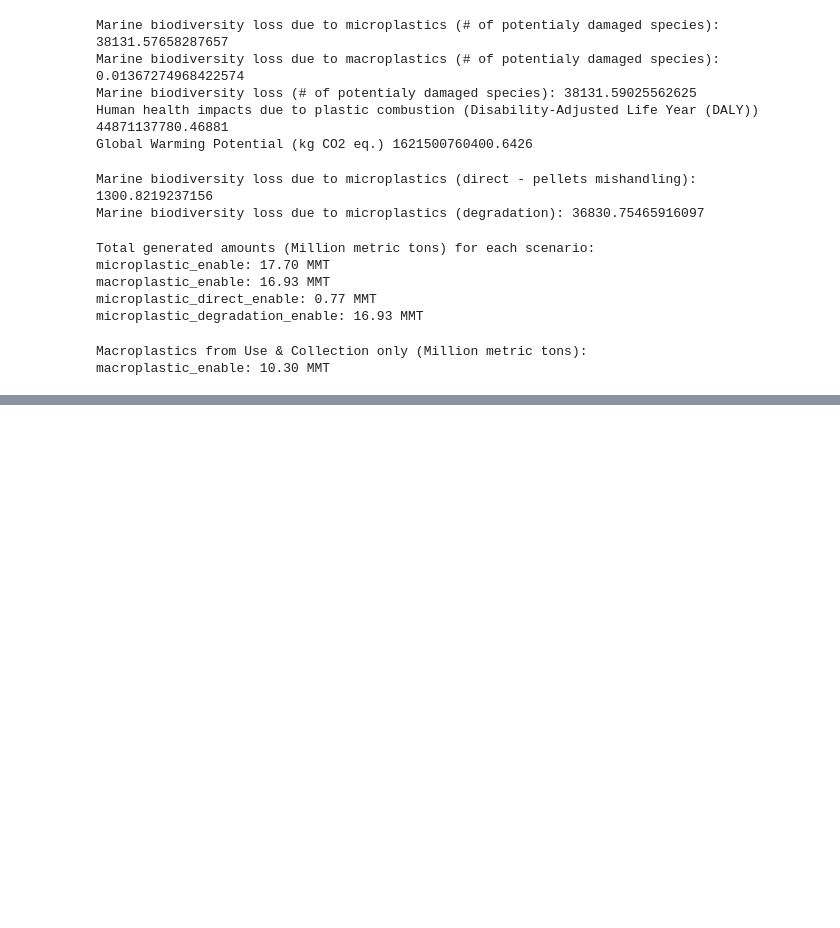
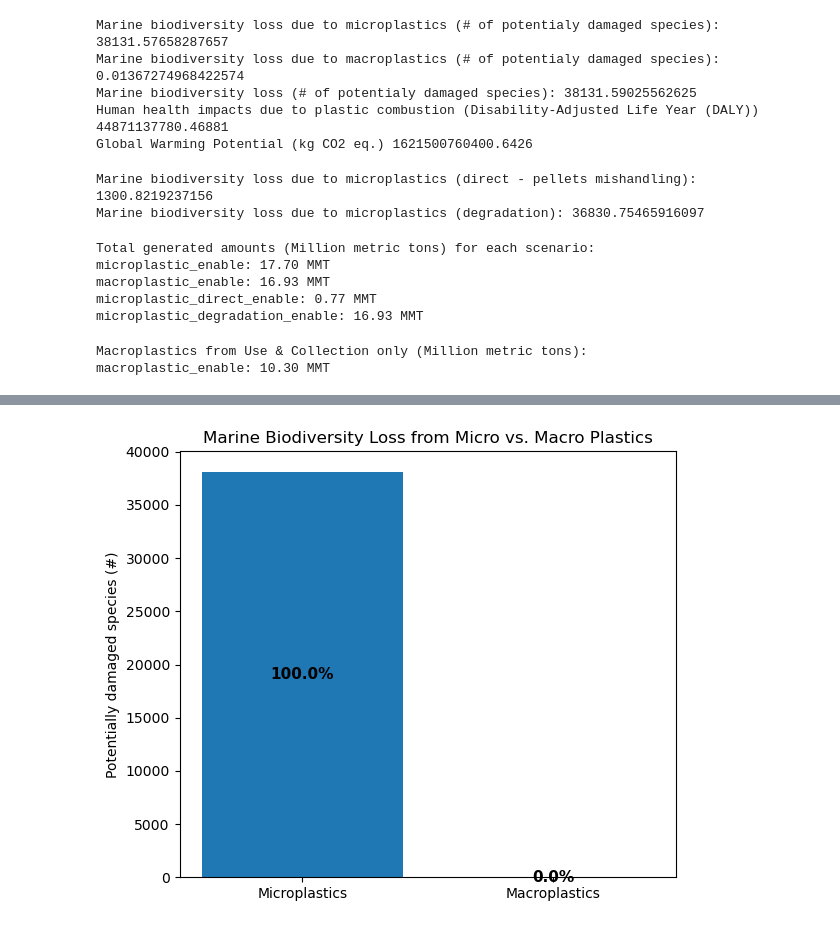
Before and after one commit to FarshidNazemi/packaging-roadmap, a Jupyter notebook: test.ipynb, the cells around one changed output, grey strips where cells are left out. Saved outputs shown, nothing was run; the diff lists cells and outputs as text; code cells hidden in the pictures; blank space fills up the shorter version.

```diff
--- a/test.ipynb
+++ b/test.ipynb
@@ -910,0 +1135,33 @@ Top 10 contributors to phi[0] (with grouping):
+# %%
+import matplotlib.pyplot as plt
+
+# Example: replace with your actual computed values
+# phi1_micro = ...
+# phi1_macro = ...
+# phi = [...]
+
+# shares in %
+share_micro = phi1_micro / phi[1] * 100 if phi[1] != 0 else 0
+share_macro = phi1_macro / phi[1] * 100 if phi[1] != 0 else 0
+
+# plot absolute numbers (species potentially damaged), but label with %
+vals = [phi1_micro, phi1_macro]
+labels = ["Microplastics", "Macroplastics"]
+colors = ["#1F77B4", "#FD8D3C"]
+
+plt.figure(figsize=(6,5))
+bars = plt.bar(labels, vals, color=colors)
+
+# annotate with % share inside bars
+for bar, share in zip(bars, [share_micro, share_macro]):
+    h = bar.get_height()
+    plt.text(bar.get_x() + bar.get_width()/2,
+             h/2, f"{share:.1f}%",   # percent label
+             ha="center", va="center", color="black", fontsize=11, weight="bold")
+
+plt.ylabel("Potentially damaged species (#)")
+plt.title("Marine Biodiversity Loss from Micro vs. Macro Plastics")
+plt.tight_layout()
+plt.show()
+# %% [output]
+[figure, added]
```
Also changed, not shown: parts of 20 cells of this notebook, 3 other files.
